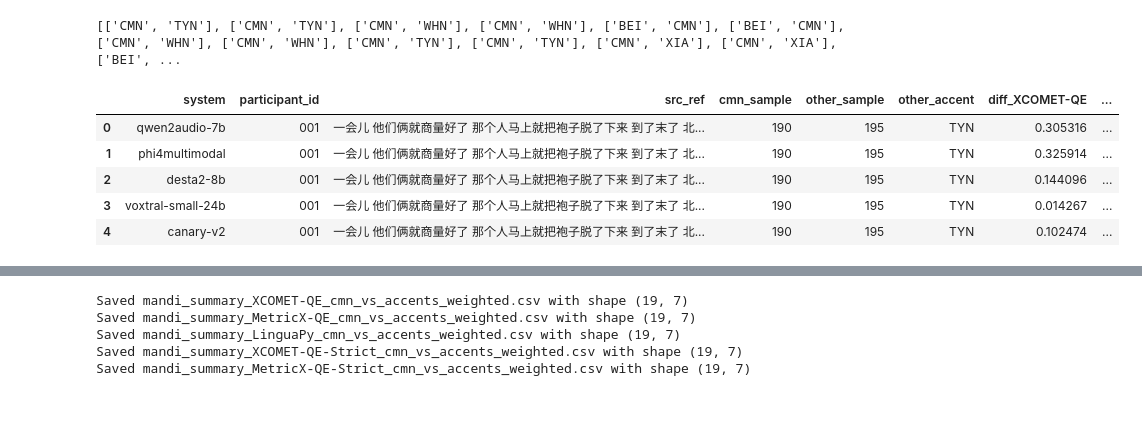
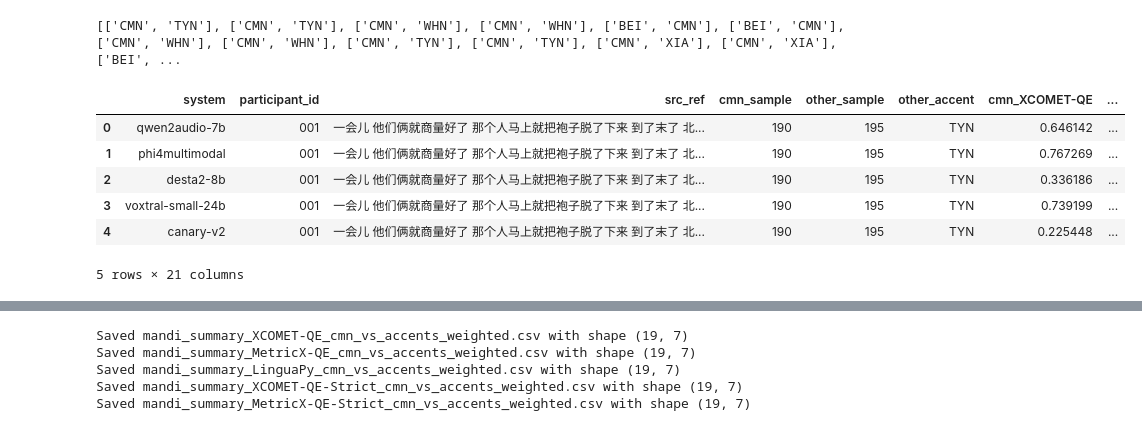
Before and after one commit to Gldkslfmsd/hearing2translate, a Jupyter notebook: analysis/mandi/mandi.ipynb, the cells around one changed output, grey strips where cells are left out. Cells and saved outputs as stored; diff of their text form; code cells hidden in the pictures.

```diff
--- a/analysis/mandi/mandi.ipynb
+++ b/analysis/mandi/mandi.ipynb
@@ -233,3 +233,5 @@ df
 | 2734 | zh_en | tower_whisper | mandi | 352 | zh | en | Once again, the back seam of his ... | 0.220126 | ... |
 | 2735 | zh_en | tower_whisper | mandi | 354 | zh | en | The Wenmi You culture workshop pa... | 0.209878 | ... |
 2736 rows × 11 columns
+# %%
+df['metricx_qe_score']=100-4*df['metricx_qe_score']
@@ -434,36 +454,40 @@ for _, row in summary.iterrows():
     other_id = sample_ids[other_idx]
     other_acc = accents[other_idx]
 
     for system in df_items["system"].unique():
         cmn_row = df_items[(df_items["sample_id"] == cmn_id) & (df_items["system"] == system)]
         other_row = df_items[(df_items["sample_id"] == other_id) & (df_items["system"] == system)]
         if cmn_row.empty or other_row.empty:
             continue
 
         cmn_row = cmn_row.iloc[0]
         other_row = other_row.iloc[0]
 
         record = {
             "system": system,
             "participant_id": row["participant_id"],
             "src_ref": row["src_ref"],
             "cmn_sample": cmn_id,
             "other_sample": other_id,
             "other_accent": other_acc,
         }
 
         for metric, label in metrics:
+            record[f"cmn_{label}"]   = cmn_row[metric]
+            record[f"other_{label}"] = other_row[metric]
             record[f"diff_{label}"] = cmn_row[metric] - other_row[metric]
+            # record[f"normalized_diff_{label}"] = (cmn_row[metric] - other_row[metric]) / cmn_row[metric]
 
         diff_rows.append(record)
 
 diff_df = pd.DataFrame(diff_rows)
 diff_df.to_csv("mandi_itemwise_cmn_vs_other_diffs.csv", index=False)
 diff_df.head()
 # %% [output]
-|  | system | participant_id | src_ref | cmn_sample | other_sample | other_accent | diff_XCOMET-QE | ... |
-| 0 | qwen2audio-7b | 001 | 一会儿 他们俩就商量好了 那个人马上就把袍子脱了下来 到了末了 北... | 190 | 195 | TYN | 0.305316 | ... |
-| 1 | phi4multimodal | 001 | 一会儿 他们俩就商量好了 那个人马上就把袍子脱了下来 到了末了 北... | 190 | 195 | TYN | 0.325914 | ... |
-| 2 | desta2-8b | 001 | 一会儿 他们俩就商量好了 那个人马上就把袍子脱了下来 到了末了 北... | 190 | 195 | TYN | 0.144096 | ... |
-| 3 | voxtral-small-24b | 001 | 一会儿 他们俩就商量好了 那个人马上就把袍子脱了下来 到了末了 北... | 190 | 195 | TYN | 0.014267 | ... |
-| 4 | canary-v2 | 001 | 一会儿 他们俩就商量好了 那个人马上就把袍子脱了下来 到了末了 北... | 190 | 195 | TYN | 0.102474 | ... |
+|  | system | participant_id | src_ref | cmn_sample | other_sample | other_accent | cmn_XCOMET-QE | ... |
+| 0 | qwen2audio-7b | 001 | 一会儿 他们俩就商量好了 那个人马上就把袍子脱了下来 到了末了 北... | 190 | 195 | TYN | 0.646142 | ... |
+| 1 | phi4multimodal | 001 | 一会儿 他们俩就商量好了 那个人马上就把袍子脱了下来 到了末了 北... | 190 | 195 | TYN | 0.767269 | ... |
+| 2 | desta2-8b | 001 | 一会儿 他们俩就商量好了 那个人马上就把袍子脱了下来 到了末了 北... | 190 | 195 | TYN | 0.336186 | ... |
+| 3 | voxtral-small-24b | 001 | 一会儿 他们俩就商量好了 那个人马上就把袍子脱了下来 到了末了 北... | 190 | 195 | TYN | 0.739199 | ... |
+| 4 | canary-v2 | 001 | 一会儿 他们俩就商量好了 那个人马上就把袍子脱了下来 到了末了 北... | 190 | 195 | TYN | 0.225448 | ... |
+5 rows × 21 columns
```
Also changed, not shown: parts of 4 cells of this notebook, 5 other files.
